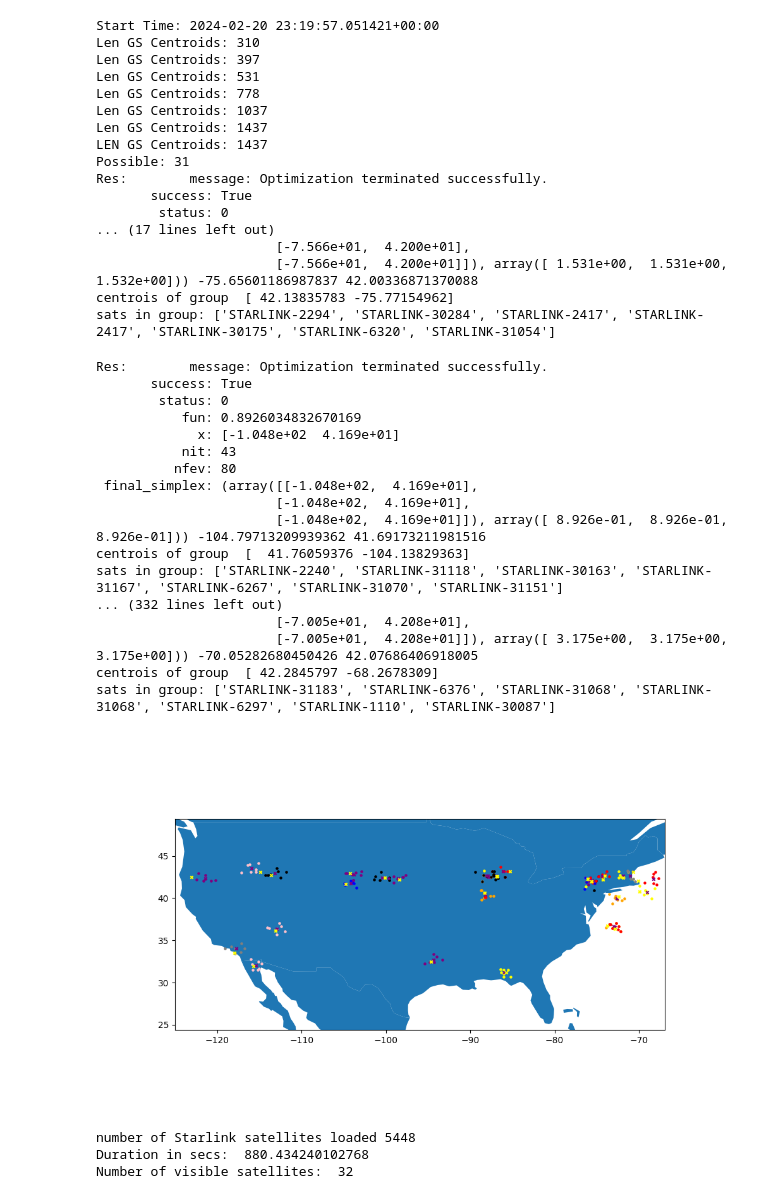
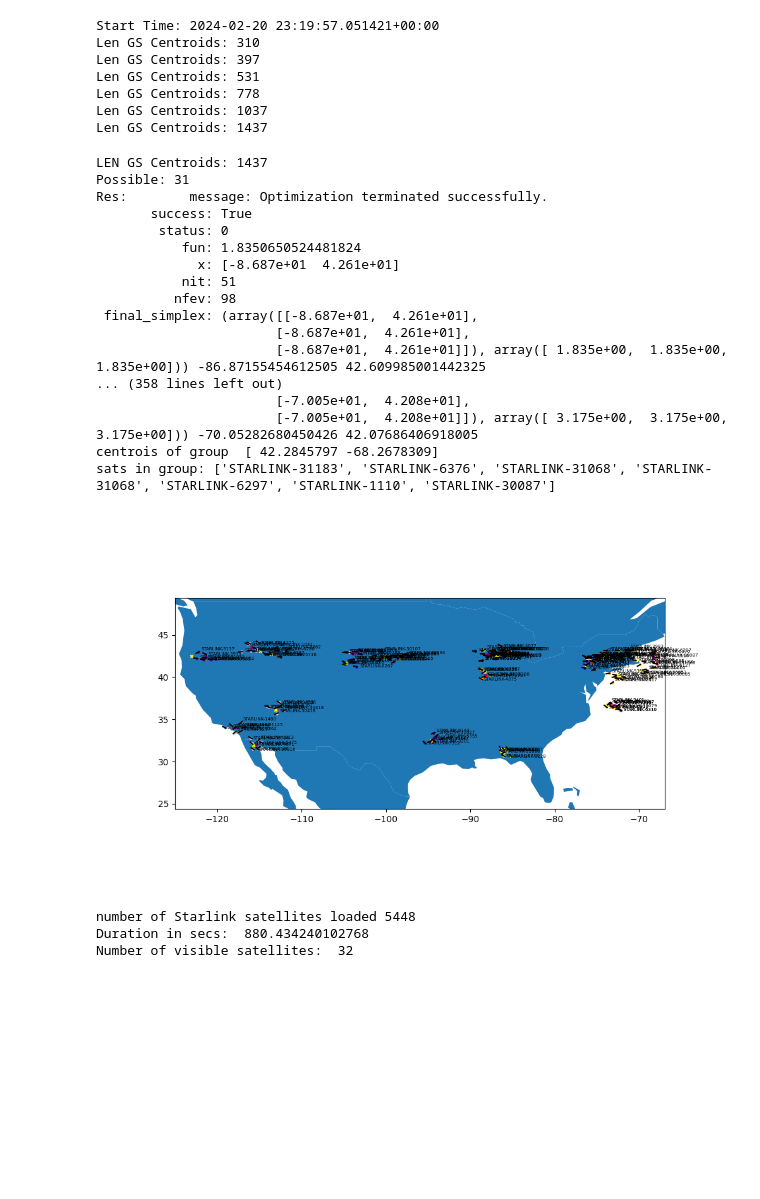
Before and after one commit to ConnectedSystemsLab/starloc_preproc, a Jupyter notebook: Starloc/sat_id.ipynb, the cells around one changed output. Saved outputs shown, nothing was run; the diff lists cells and outputs as text; code cells hidden in the pictures; blank space fills up the shorter version.

```diff
--- a/Starloc/sat_id.ipynb
+++ b/Starloc/sat_id.ipynb
@@ -144,58 +144,48 @@ for gp_idx,group in enumerate(sat_init_groups):
         subpoints = wgs84.latlon_of(sat.at(single_sat_time_arr))
         x = subpoints[1].degrees # longitudes
         y = subpoints[0].degrees # latitudes
-        # plt.plot(x, y, '--', color='black')
-        # plt.text(x[-1], y[-1], sat.name, fontsize=5, color='black')
+        plt.plot(x, y, '--', color='black')
+        plt.text(x[-1], y[-1], sat.name, fontsize=5, color='black')
         # polyfit line to x,y
         sat_traj_line = np.polyfit(x, y, 1)
         # print('Satellite Trajectory Line slope:', sat_traj_line[0], "Intercept:", sat_traj_line[1])
         # find a point on earth that minimizes the distance to the satellite trajectory lines
         lines_coeffs.append(sat_traj_line)
     #minimize distance to the lines
     start_point = np.mean(gs_centroids[gp_idx], axis=0)
     res = minimize(sum_dist, [start_point[1]-1, start_point[0]-1], args=(lines_coeffs), method = 'Nelder-Mead')
     print('Res:', res, res.x[0], res.x[1])
     print("centrois of group ", start_point)
     #plot the point
     ax.scatter(res.x[0], res.x[1], c='yellow', marker='x', s=10)
     print('sats in group:', sats_name_arr)
 plt.show()
 # %% [output]
 Start Time: 2024-02-20 23:19:57.051421+00:00
 Len GS Centroids: 310
 Len GS Centroids: 397
 Len GS Centroids: 531
 Len GS Centroids: 778
 Len GS Centroids: 1037
 Len GS Centroids: 1437
-LEN GS Centroids: 1437
-Possible: 31
-Res:        message: Optimization terminated successfully.
-       success: True
-        status: 0
-... (17 lines left out)
-                       [-7.566e+01,  4.200e+01],
-                       [-7.566e+01,  4.200e+01]]), array([ 1.531e+00,  1.531e+00,  1.532e+00])) -75.65601186987837 42.00336871370088
-centrois of group  [ 42.13835783 -75.77154962]
-sats in group: ['STARLINK-2294', 'STARLINK-30284', 'STARLINK-2417', 'STARLINK-2417', 'STARLINK-30175', 'STARLINK-6320', 'STARLINK-31054']
+LEN GS Centroids: 1437
+Possible: 31
 Res:        message: Optimization terminated successfully.
        success: True
         status: 0
-           fun: 0.8926034832670169
-             x: [-1.048e+02  4.169e+01]
-           nit: 43
-          nfev: 80
- final_simplex: (array([[-1.048e+02,  4.169e+01],
-                       [-1.048e+02,  4.169e+01],
-                       [-1.048e+02,  4.169e+01]]), array([ 8.926e-01,  8.926e-01,  8.926e-01])) -104.79713209939362 41.69173211981516
-centrois of group  [  41.76059376 -104.13829363]
-sats in group: ['STARLINK-2240', 'STARLINK-31118', 'STARLINK-30163', 'STARLINK-31167', 'STARLINK-6267', 'STARLINK-31070', 'STARLINK-31151']
-... (332 lines left out)
+           fun: 1.8350650524481824
+             x: [-8.687e+01  4.261e+01]
+           nit: 51
+          nfev: 98
+ final_simplex: (array([[-8.687e+01,  4.261e+01],
+                       [-8.687e+01,  4.261e+01],
+                       [-8.687e+01,  4.261e+01]]), array([ 1.835e+00,  1.835e+00,  1.835e+00])) -86.87155454612505 42.609985001442325
+... (358 lines left out)
                        [-7.005e+01,  4.208e+01],
                        [-7.005e+01,  4.208e+01]]), array([ 3.175e+00,  3.175e+00,  3.175e+00])) -70.05282680450426 42.07686406918005
 centrois of group  [ 42.2845797 -68.2678309]
 sats in group: ['STARLINK-31183', 'STARLINK-6376', 'STARLINK-31068', 'STARLINK-31068', 'STARLINK-6297', 'STARLINK-1110', 'STARLINK-30087']
-[figure, old version]
+[figure, new version]
 # %%
 # speeding up simualtion
 
```
Also changed, not shown: parts of 4 cells of this notebook, 2 other files.
